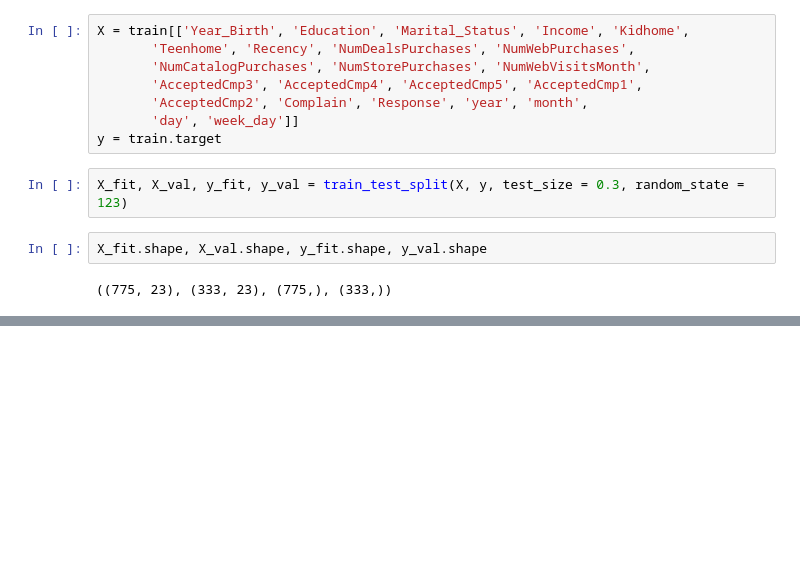
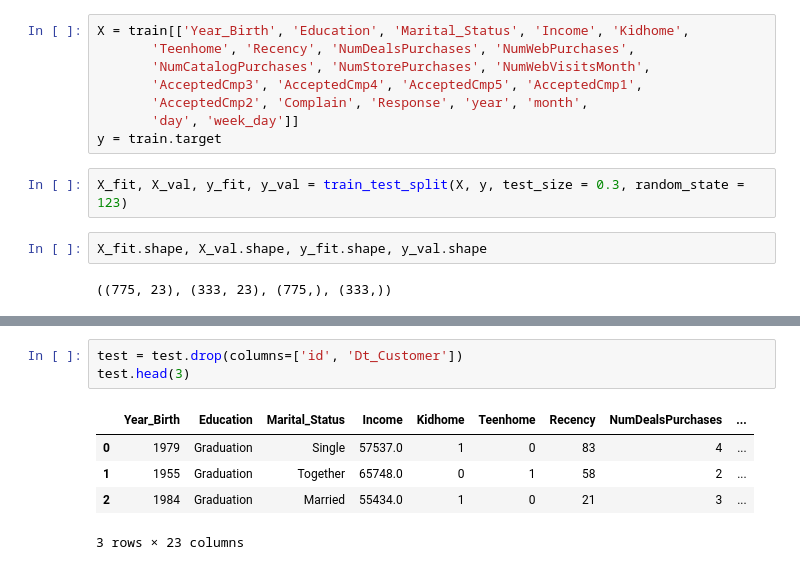
Before and after one commit to Park-Young-Bin/Python_Projects, a Jupyter notebook: 데이콘/[데이콘] 소비자 데이터 기반 소비 예측 경진대회.ipynb, the cells around one changed output, grey strips where cells are left out. Saved outputs shown, nothing was run; the diff lists cells and outputs as text; blank space fills up the shorter version.

```diff
--- a/데이콘/[데이콘] 소비자 데이터 기반 소비 예측 경진대회.ipynb
+++ b/데이콘/[데이콘] 소비자 데이터 기반 소비 예측 경진대회.ipynb
@@ -400,0 +464,9 @@ X_fit.shape, X_val.shape, y_fit.shape, y_val.shape
+# %%
+test = test.drop(columns=['id', 'Dt_Customer'])
+test.head(3)
+# %% [output]
+|  | Year_Birth | Education | Marital_Status | Income | Kidhome | Teenhome | Recency | NumDealsPurchases | ... |
+| 0 | 1979 | Graduation | Single | 57537.0 | 1 | 0 | 83 | 4 | ... |
+| 1 | 1955 | Graduation | Together | 65748.0 | 0 | 1 | 58 | 2 | ... |
+| 2 | 1984 | Graduation | Married | 55434.0 | 1 | 0 | 21 | 3 | ... |
+3 rows × 23 columns
```
Also changed, not shown: parts of 28 cells of this notebook.
